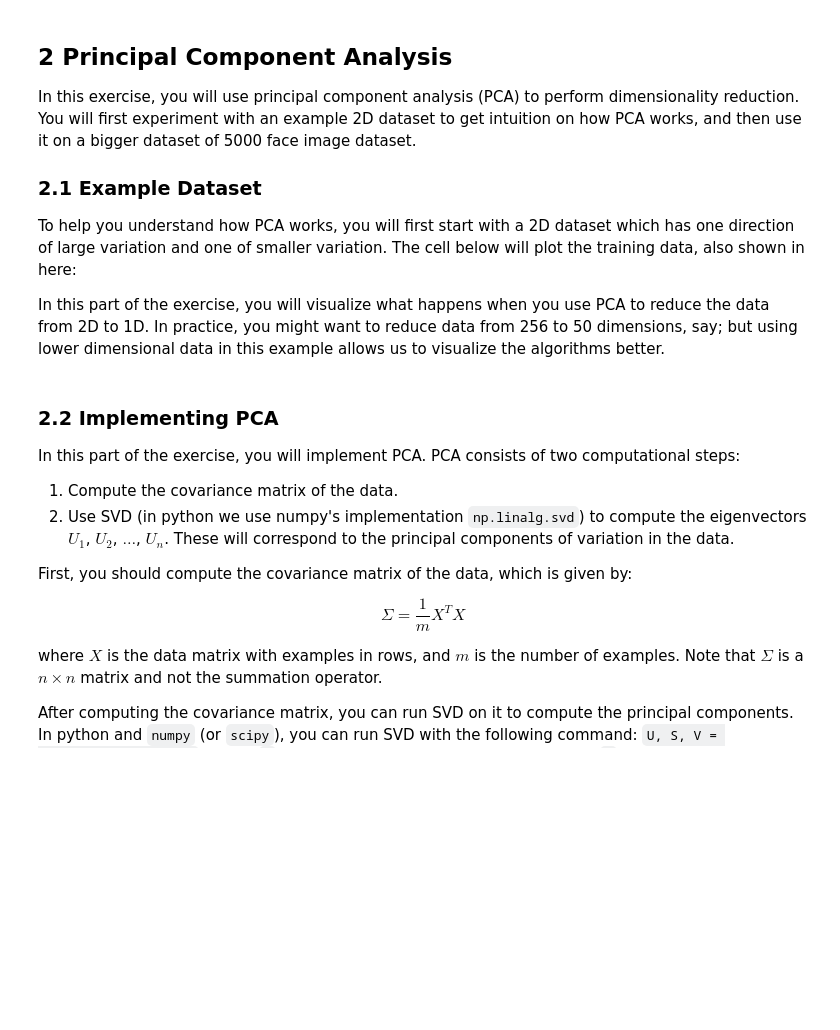
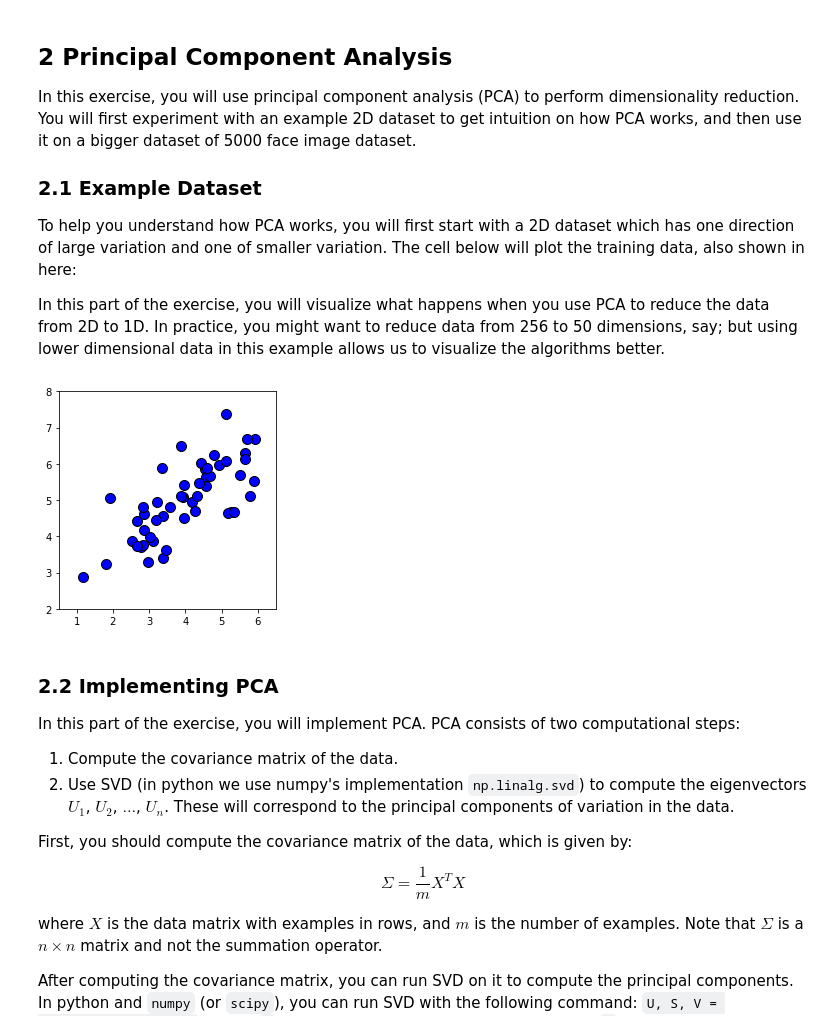
Before and after one commit to indrikwijaya/ml-coursera-python-assignments, a Jupyter notebook: Exercise7/exercise7.ipynb, the cells around one changed output. Saved outputs shown, nothing was run; the diff lists cells and outputs as text; code cells hidden in the pictures; blank space fills up the shorter version.

```diff
--- a/Exercise7/exercise7.ipynb
+++ b/Exercise7/exercise7.ipynb
@@ -510,13 +525,15 @@ In this part of the exercise, you will visualize what happens when you use PCA t
 # %%
 # Load the dataset into the variable X
 data = loadmat(os.path.join('Data', 'ex7data1.mat'))
 X = data['X']
 
 #  Visualize the example dataset
-pyplot.plot(X[:, 0], X[:, 1], 'bo', ms=10, mec='k', mew=1)
-pyplot.axis([0.5, 6.5, 2, 8])
-pyplot.gca().set_aspect('equal')
-pyplot.grid(False)
+plt.plot(X[:, 0], X[:, 1], 'bo', ms=10, mec='k', mew=1)
+plt.axis([0.5, 6.5, 2, 8])
+plt.gca().set_aspect('equal')
+plt.grid(False)
+# %% [output]
+[figure, added]
 # %% [markdown]
 <a id="section3"></a>
 ### 2.2 Implementing PCA
```
Also changed, not shown: parts of 7 cells of this notebook.
